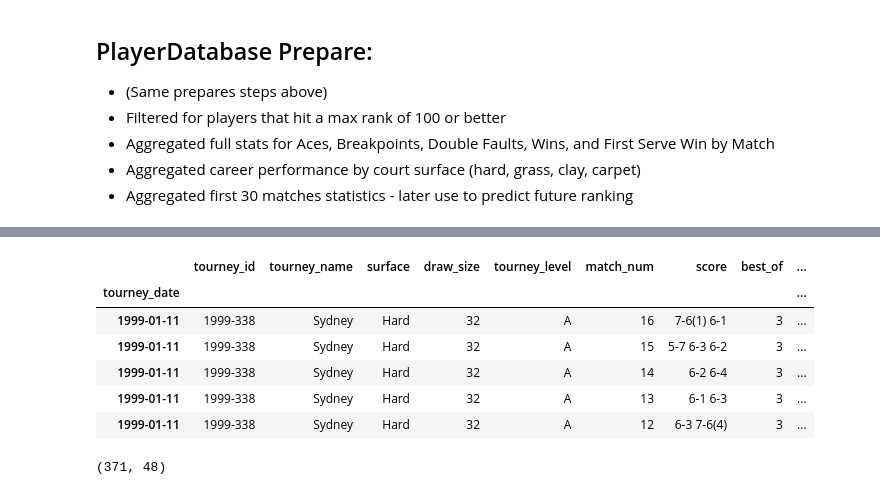
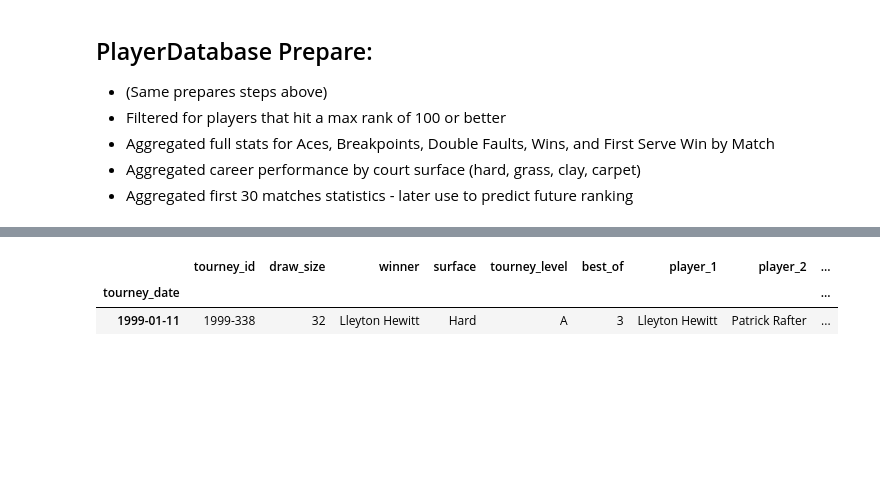
Before and after one commit to Racket-Science/Tennis-Match-Predictions, a Jupyter notebook: Notebooks/MVP Notebook.ipynb, the cells around one changed output, grey strips where cells are left out. Saved outputs shown, nothing was run; the diff lists cells and outputs as text; code cells hidden in the pictures; blank space fills up the shorter version.

```diff
--- a/Notebooks/MVP Notebook.ipynb
+++ b/Notebooks/MVP Notebook.ipynb
@@ -96,17 +97,12 @@ df.shape
 # %%
-df.head()
+# confirm prepare
+df.head(1)
 # %% [output]
-|  | tourney_id | tourney_name | surface | draw_size | tourney_level | match_num | score | best_of | ... |
+|  | tourney_id | draw_size | winner | surface | tourney_level | best_of | player_1 | player_2 | ... |
 | tourney_date |  |  |  |  |  |  |  |  | ... |
-| 1999-01-11 | 1999-338 | Sydney | Hard | 32 | A | 16 | 7-6(1) 6-1 | 3 | ... |
-| 1999-01-11 | 1999-338 | Sydney | Hard | 32 | A | 15 | 5-7 6-3 6-2 | 3 | ... |
-| 1999-01-11 | 1999-338 | Sydney | Hard | 32 | A | 14 | 6-2 6-4 | 3 | ... |
-| 1999-01-11 | 1999-338 | Sydney | Hard | 32 | A | 13 | 6-1 6-3 | 3 | ... |
-| 1999-01-11 | 1999-338 | Sydney | Hard | 32 | A | 12 | 6-3 7-6(4) | 3 | ... |
+| 1999-01-11 | 1999-338 | 32 | Lleyton Hewitt | Hard | A | 3 | Lleyton Hewitt | Patrick Rafter | ... |
 # %%
-# Pulling Player Database aggregated stats of players within the time span
-PlayerData = pd.read_csv('PlayerData.csv')
-PlayerData.shape
+# # Pulling Player Database aggregated stats of players within the time span
+# PlayerData = pd.read_csv('PlayerData.csv')
+# PlayerData.shape
-# %% [output]
-(371, 48)
 # %%
```
Also changed, not shown: parts of 57 cells of this notebook.
